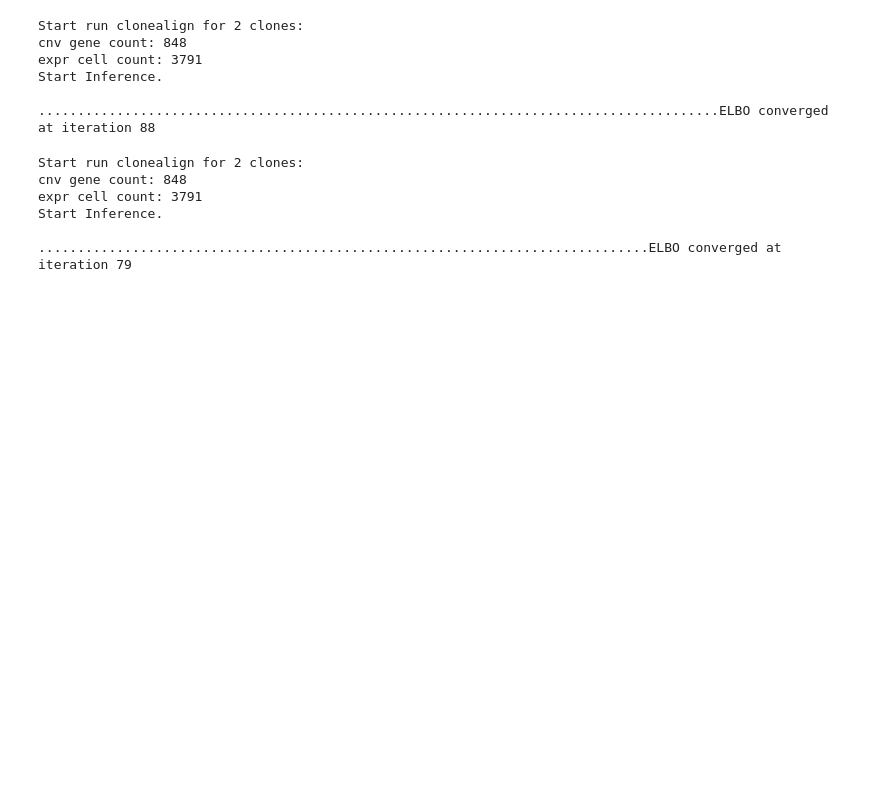
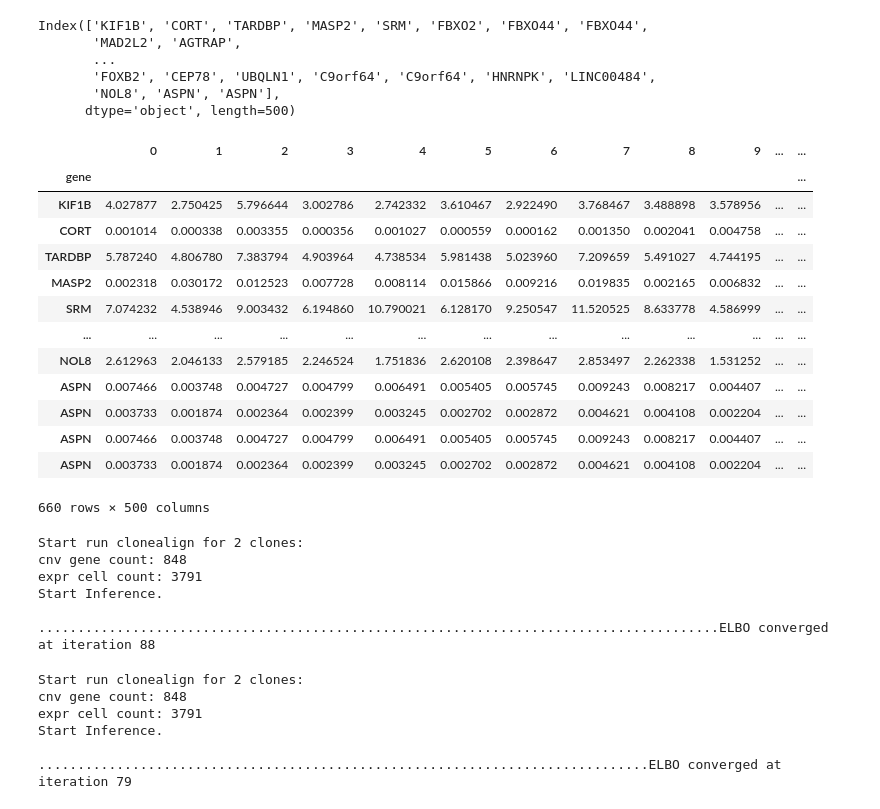
Before and after one commit to shahcompbio/TreeAlign, a Jupyter notebook: test_clonealign_vis.ipynb, the cells around one changed output. Saved outputs shown, nothing was run; the diff lists cells and outputs as text; code cells hidden in the pictures; blank space fills up the shorter version.

```diff
--- a/test_clonealign_vis.ipynb
+++ b/test_clonealign_vis.ipynb
@@ -34,3 +39,8 @@ from src.clonealign_tree import CloneAlignTree
 
 from src.clonealign_visualization import CloneAlignVis
 from src.clonealign_simulation import CloneAlignSimulation
+# %%
+obj = CloneAlignClone(expr, cnv, clone, normalize_cnv=True, cnv_cutoff=10, model_select="gene", repeat=10,
+                 min_clone_cell_count=20,
+                 min_clone_assign_prob=0.8, min_clone_assign_freq=0.7, min_consensus_gene_freq=0.6,
+                 max_temp=1.0, min_temp=0.5, anneal_rate=0.01, learning_rate=0.1, max_iter=400, rel_tol=5e-5)
@@ -36,0 +78,26 @@ from src.clonealign_simulation import CloneAlignSimulation
+# %%
+cnv.index.intersection(expr.index)
+# %% [output]
+Index(['KIF1B', 'CORT', 'TARDBP', 'MASP2', 'SRM', 'FBXO2', 'FBXO44', 'FBXO44',
+       'MAD2L2', 'AGTRAP',
+       ...
+       'FOXB2', 'CEP78', 'UBQLN1', 'C9orf64', 'C9orf64', 'HNRNPK', 'LINC00484',
+       'NOL8', 'ASPN', 'ASPN'],
+      dtype='object', length=500)
+# %%
+obj.expr_df
+# %% [output]
+|  | 0 | 1 | 2 | 3 | 4 | 5 | 6 | 7 | 8 | 9 | ... | ... |
+| gene |  |  |  |  |  |  |  |  |  |  |  | ... |
+| KIF1B | 4.027877 | 2.750425 | 5.796644 | 3.002786 | 2.742332 | 3.610467 | 2.922490 | 3.768467 | 3.488898 | 3.578956 | ... | ... |
+| CORT | 0.001014 | 0.000338 | 0.003355 | 0.000356 | 0.001027 | 0.000559 | 0.000162 | 0.001350 | 0.002041 | 0.004758 | ... | ... |
+| TARDBP | 5.787240 | 4.806780 | 7.383794 | 4.903964 | 4.738534 | 5.981438 | 5.023960 | 7.209659 | 5.491027 | 4.744195 | ... | ... |
+| MASP2 | 0.002318 | 0.030172 | 0.012523 | 0.007728 | 0.008114 | 0.015866 | 0.009216 | 0.019835 | 0.002165 | 0.006832 | ... | ... |
+| SRM | 7.074232 | 4.538946 | 9.003432 | 6.194860 | 10.790021 | 6.128170 | 9.250547 | 11.520525 | 8.633778 | 4.586999 | ... | ... |
+| ... | ... | ... | ... | ... | ... | ... | ... | ... | ... | ... | ... | ... |
+| NOL8 | 2.612963 | 2.046133 | 2.579185 | 2.246524 | 1.751836 | 2.620108 | 2.398647 | 2.853497 | 2.262338 | 1.531252 | ... | ... |
+| ASPN | 0.007466 | 0.003748 | 0.004727 | 0.004799 | 0.006491 | 0.005405 | 0.005745 | 0.009243 | 0.008217 | 0.004407 | ... | ... |
+| ASPN | 0.003733 | 0.001874 | 0.002364 | 0.002399 | 0.003245 | 0.002702 | 0.002872 | 0.004621 | 0.004108 | 0.002204 | ... | ... |
+| ASPN | 0.007466 | 0.003748 | 0.004727 | 0.004799 | 0.006491 | 0.005405 | 0.005745 | 0.009243 | 0.008217 | 0.004407 | ... | ... |
+| ASPN | 0.003733 | 0.001874 | 0.002364 | 0.002399 | 0.003245 | 0.002702 | 0.002872 | 0.004621 | 0.004108 | 0.002204 | ... | ... |
+660 rows × 500 columns
```
Also changed, not shown: parts of 7 cells of this notebook, 1 other file.
